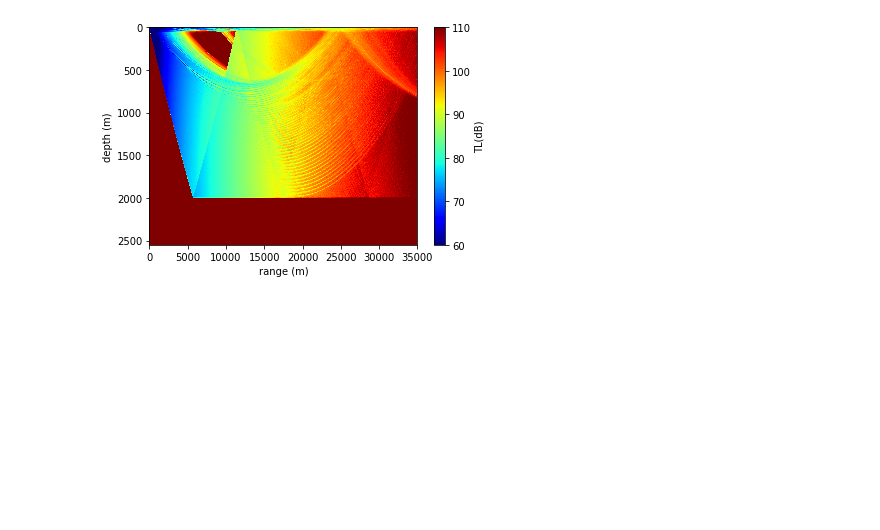
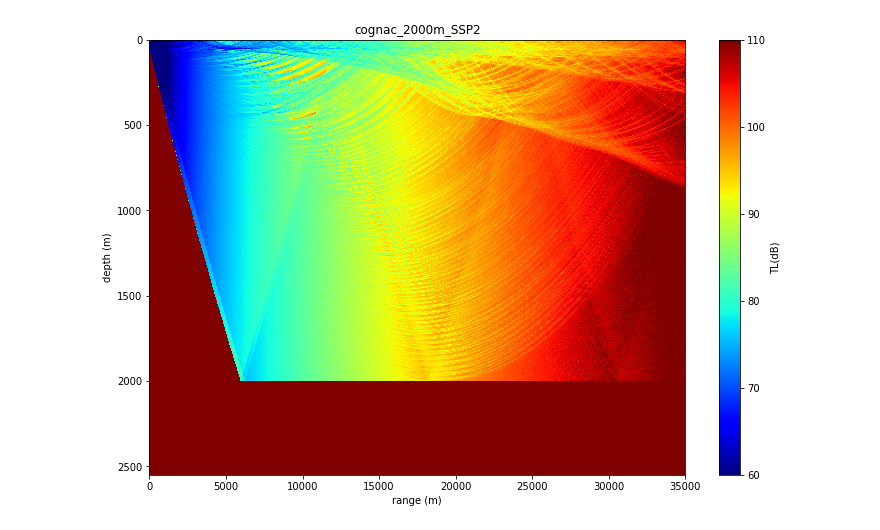
Before and after one commit to ponchama/Cognac_Acoustique, a Jupyter notebook: Bellhop/Plotshd/plotshd.ipynb, the cells around one changed output. Drawn from its saved outputs; the diff is of its cells as text; code cells hidden in the pictures; blank space fills up the shorter version.

Commit message:
updated plotshd script

```diff
--- a/Bellhop/Plotshd/plotshd.ipynb
+++ b/Bellhop/Plotshd/plotshd.ipynb
@@ -89,8 +89,8 @@ def readshd( filename=None, xs=None, ys=None ):
    return pressure,geometry
 
 
-
-pressure, geometry = readshd('cognac_2000m.shd',np.NaN,np.NaN)
+filename = 'cognac_2000m_SSP2.shd'
+pressure, geometry = readshd(filename, np.NaN, np.NaN)
 # %%
 # range and depth
 rt = geometry.get ("rarray")
@@ -98,31 +98,35 @@ zt = geometry.get ("zarray")
 
 # pressure
 P = np.squeeze(pressure).real
 Pabs = abs(P)
 Pabs[np.where(np.isnan(Pabs))] = 1e-6  #remove NaNs
 Pabs[np.where(np.isinf(Pabs))] = 1e-6  #remove infinities
 Pabs[np.where(Pabs<1e-37)] = 1e-37     #remove zeros
 
 
 # transmission loss
 TL = -20.0 * np.log10 (Pabs)
 
 
 #statistics to define limits of colorbar
 icount = TL[np.where(Pabs > 1e-37)]       # statistics only on pressure P > 1e-37
 tlmed = np.median (icount)                # median value
 tlstd = np.std(icount)                    # standard deviation
 tlmax = tlmed + 0.75 * tlstd              # max for colorbar
 tlmax = 10 * np.round (tlmax/10)          # make sure the limits are round numbers
 tlmin = tlmax - 50                        # min for colorbar
 
 # plot TL
+plt.figure(figsize=(12,8))
 plt.pcolormesh (rt, zt, TL, cmap='jet')
+plt.title (filename[:-4])
 plt.xlabel("range (m)")
 plt.ylabel("depth (m)")
 cbar = plt.colorbar()
 cbar.set_label("TL(dB)")
 plt.clim ([tlmin,tlmax])
 plt.gca().invert_yaxis()
+
+plt.savefig('plotshd_'+filename[:-4], dpi=100)
 # %% [output]
-[figure, old version]
+[figure, new version]
```
